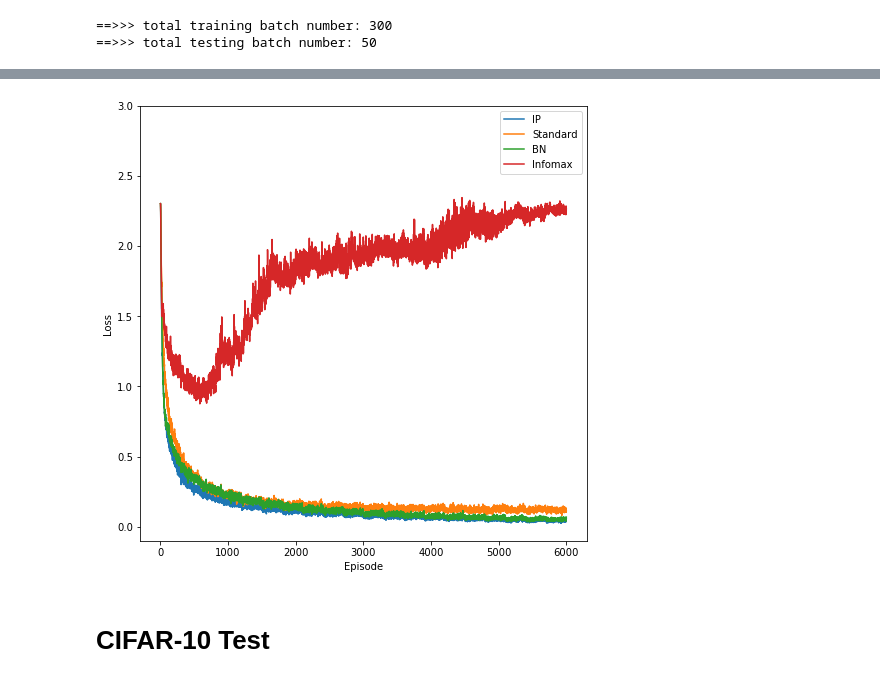
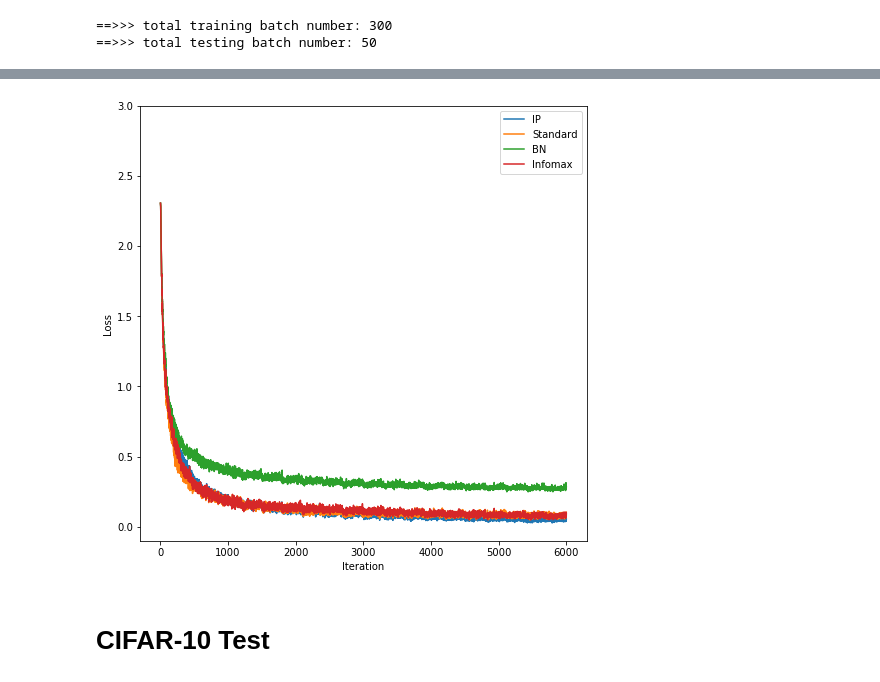
Before and after one commit to Shawfest/ip, a Jupyter notebook: compare-ip-params.ipynb, the cells around one changed output, grey strips where cells are left out. Cells and saved outputs as stored; diff of their text form; code cells hidden in the pictures.

```diff
--- a/compare-ip-params.ipynb
+++ b/compare-ip-params.ipynb
@@ -476,7 +454,7 @@ def run_mnist_experiment(int_lr, syn_lr, epochs, test_runs):
     plt.plot(standard_losses[0], standard_losses[1], label="Standard")
     plt.plot(bn_losses[0], bn_losses[1], label="BN")
     plt.plot(og_losses[0], og_losses[1], label="Infomax")
-    plt.xlabel("Episode")
+    plt.xlabel("Iteration")
     plt.ylabel("Loss")
     plt.legend()
     plt.show()
@@ -572,7 +550,7 @@ def run_cifar_experiment(int_lr, syn_lr, epochs, test_runs):
     plt.plot(standard_losses[0], standard_losses[1], label="Standard")
     plt.plot(bn_losses[0], bn_losses[1], label="BN")
     plt.plot(og_losses[0], og_losses[1], label="Infomax")
-    plt.xlabel("Episode")
+    plt.xlabel("Iteration")
     plt.ylabel("Loss")
     plt.legend()
     plt.show()
@@ -606,10 +584,10 @@ device = torch.device("cuda:0" if torch.cuda.is_available() else "cpu")
 LAYERSIZE = 50
 epochs = 20
 
-test_runs = 15
+test_runs = 10
 
-int_lr = 0.03
-syn_lr = 0.005
+int_lr = 0.0001
+syn_lr = 0.004
 
 run_mnist_experiment(int_lr, syn_lr, epochs, test_runs)
 # %% [output]
@@ -632,5 +610,5 @@ Training IP Net. Run 1
 Finished training!
-[figure, old version]
+[figure, new version]
 # %% [markdown]
 # CIFAR-10 Test
 # %%
```
Also changed, not shown: parts of 3 cells of this notebook, 11 other files.
